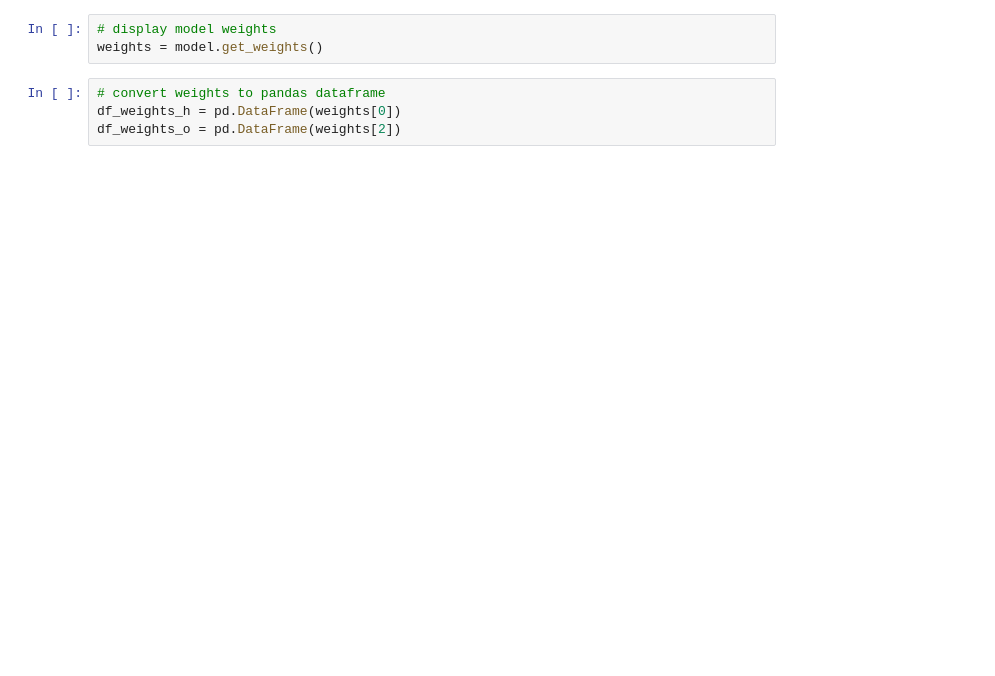
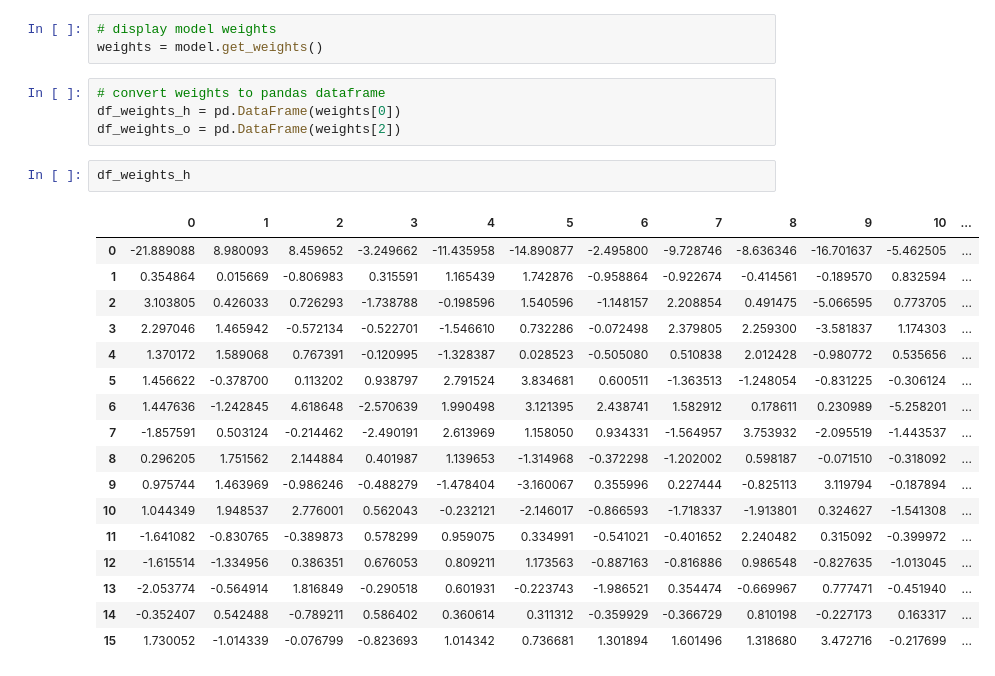
Before and after one commit to Ishikawa7/neural-network-with-fuzzified-inverter, a Jupyter notebook: fuzzified_inverter_modern_TF.ipynb, the cells around one changed output. Cells and saved outputs as stored; diff of their text form; blank space fills up the shorter version.

```diff
--- a/fuzzified_inverter_modern_TF.ipynb
+++ b/fuzzified_inverter_modern_TF.ipynb
@@ -100,6 +116,26 @@ weights = model.get_weights()
 # convert weights to pandas dataframe
 df_weights_h = pd.DataFrame(weights[0])
 df_weights_o = pd.DataFrame(weights[2])
+# %%
+df_weights_h
+# %% [output]
+|  | 0 | 1 | 2 | 3 | 4 | 5 | 6 | 7 | 8 | 9 | 10 | ... |
+| 0 | -21.889088 | 8.980093 | 8.459652 | -3.249662 | -11.435958 | -14.890877 | -2.495800 | -9.728746 | -8.636346 | -16.701637 | -5.462505 | ... |
+| 1 | 0.354864 | 0.015669 | -0.806983 | 0.315591 | 1.165439 | 1.742876 | -0.958864 | -0.922674 | -0.414561 | -0.189570 | 0.832594 | ... |
+| 2 | 3.103805 | 0.426033 | 0.726293 | -1.738788 | -0.198596 | 1.540596 | -1.148157 | 2.208854 | 0.491475 | -5.066595 | 0.773705 | ... |
+| 3 | 2.297046 | 1.465942 | -0.572134 | -0.522701 | -1.546610 | 0.732286 | -0.072498 | 2.379805 | 2.259300 | -3.581837 | 1.174303 | ... |
+| 4 | 1.370172 | 1.589068 | 0.767391 | -0.120995 | -1.328387 | 0.028523 | -0.505080 | 0.510838 | 2.012428 | -0.980772 | 0.535656 | ... |
+| 5 | 1.456622 | -0.378700 | 0.113202 | 0.938797 | 2.791524 | 3.834681 | 0.600511 | -1.363513 | -1.248054 | -0.831225 | -0.306124 | ... |
+| 6 | 1.447636 | -1.242845 | 4.618648 | -2.570639 | 1.990498 | 3.121395 | 2.438741 | 1.582912 | 0.178611 | 0.230989 | -5.258201 | ... |
+| 7 | -1.857591 | 0.503124 | -0.214462 | -2.490191 | 2.613969 | 1.158050 | 0.934331 | -1.564957 | 3.753932 | -2.095519 | -1.443537 | ... |
+| 8 | 0.296205 | 1.751562 | 2.144884 | 0.401987 | 1.139653 | -1.314968 | -0.372298 | -1.202002 | 0.598187 | -0.071510 | -0.318092 | ... |
+| 9 | 0.975744 | 1.463969 | -0.986246 | -0.488279 | -1.478404 | -3.160067 | 0.355996 | 0.227444 | -0.825113 | 3.119794 | -0.187894 | ... |
+| 10 | 1.044349 | 1.948537 | 2.776001 | 0.562043 | -0.232121 | -2.146017 | -0.866593 | -1.718337 | -1.913801 | 0.324627 | -1.541308 | ... |
+| 11 | -1.641082 | -0.830765 | -0.389873 | 0.578299 | 0.959075 | 0.334991 | -0.541021 | -0.401652 | 2.240482 | 0.315092 | -0.399972 | ... |
+| 12 | -1.615514 | -1.334956 | 0.386351 | 0.676053 | 0.809211 | 1.173563 | -0.887163 | -0.816886 | 0.986548 | -0.827635 | -1.013045 | ... |
+| 13 | -2.053774 | -0.564914 | 1.816849 | -0.290518 | 0.601931 | -0.223743 | -1.986521 | 0.354474 | -0.669967 | 0.777471 | -0.451940 | ... |
+| 14 | -0.352407 | 0.542488 | -0.789211 | 0.586402 | 0.360614 | 0.311312 | -0.359929 | -0.366729 | 0.810198 | -0.227173 | 0.163317 | ... |
+| 15 | 1.730052 | -1.014339 | -0.076799 | -0.823693 | 1.014342 | 0.736681 | 1.301894 | 1.601496 | 1.318680 | 3.472716 | -0.217699 | ... |
 # %%
 df_weights_o
 # %% [output]
```
Also changed, not shown: parts of 13 cells of this notebook, 3 other files.
